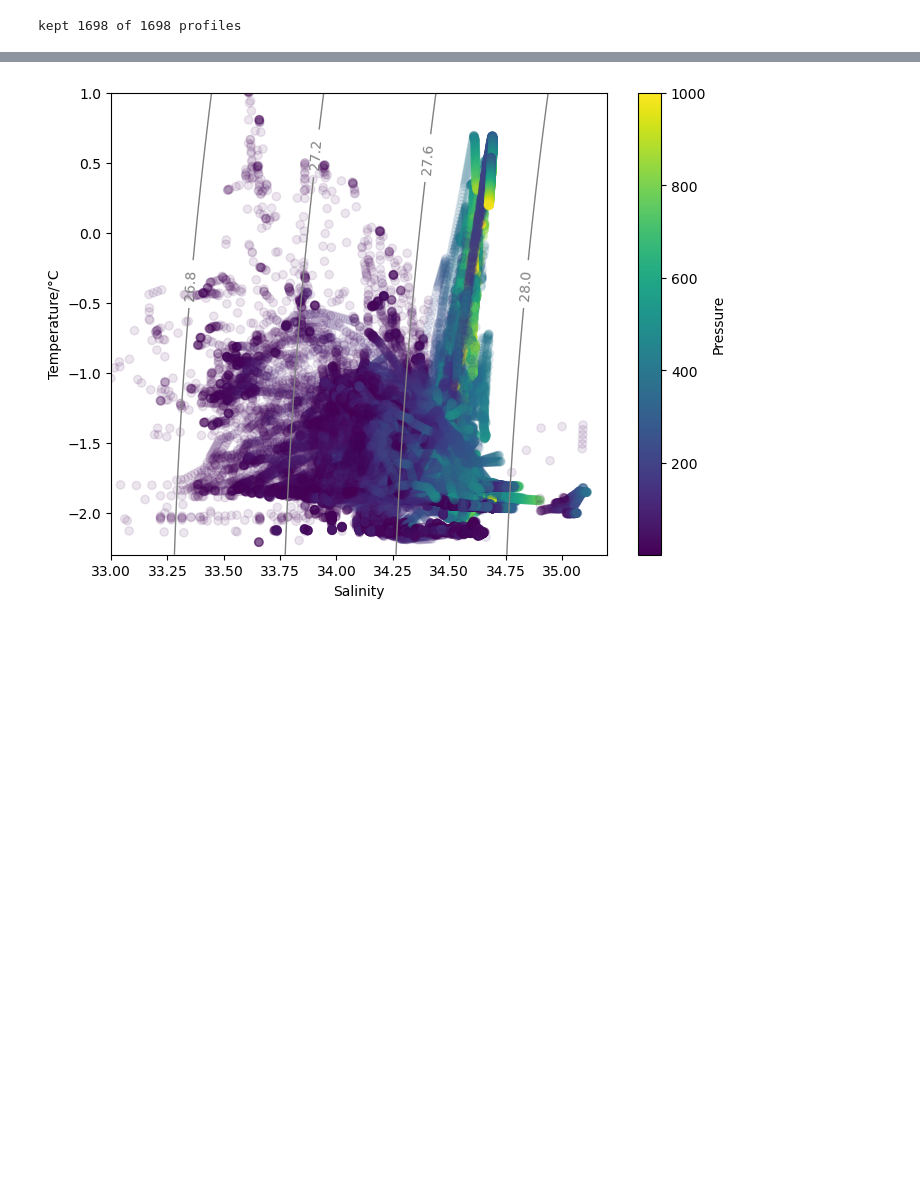
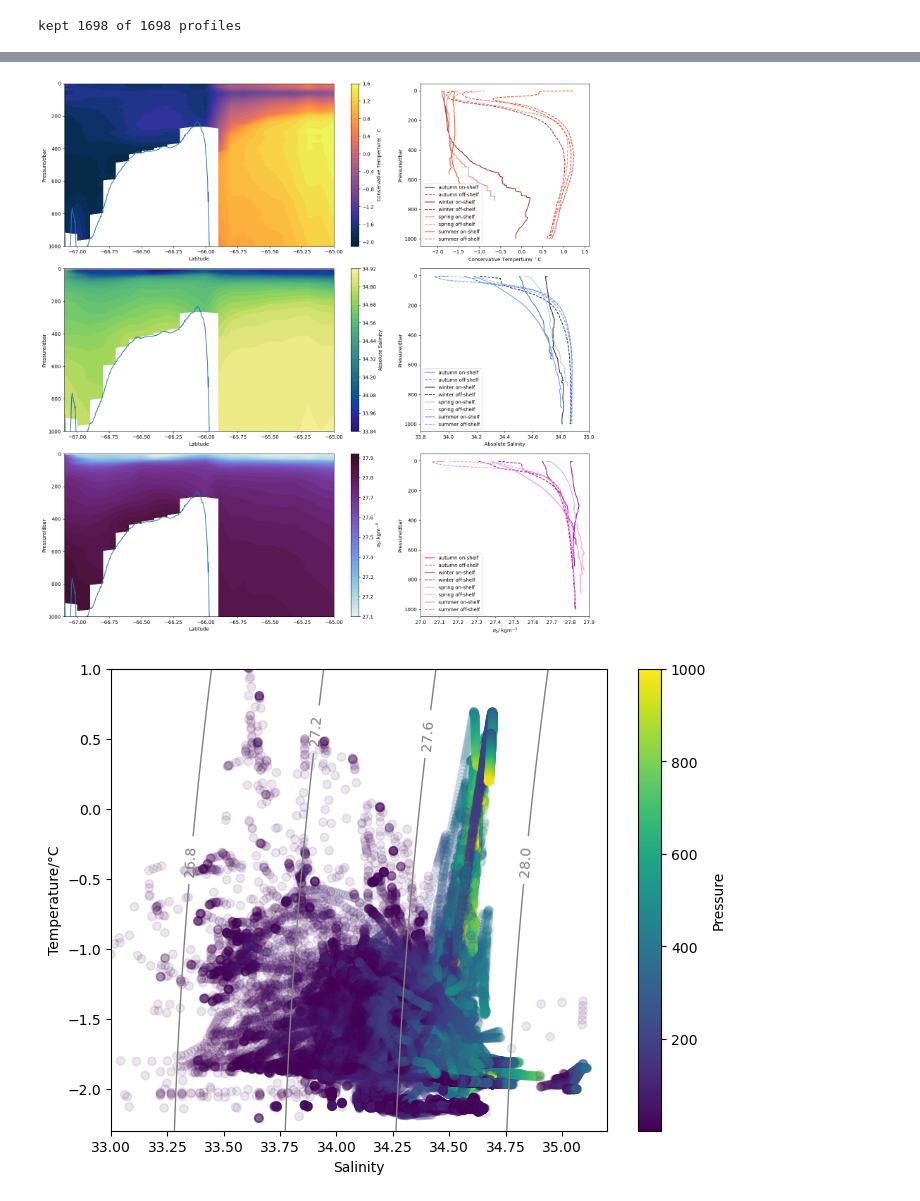
Before and after one commit to eejco/thesis_c3, a Jupyter notebook: c3_mean_hydropgraphy.ipynb, the cells around one changed output, grey strips where cells are left out. Drawn from its saved outputs; the diff is of its cells as text; code cells hidden in the pictures; blank space fills up the shorter version.

```diff
--- a/c3_mean_hydropgraphy.ipynb
+++ b/c3_mean_hydropgraphy.ipynb
@@ -61,3 +61,4 @@ dscli = xr.open_dataset(fname_zhou)
 dscli = dscli.squeeze().rename({'lat':'latitude','lon':'longitude','prs':'pressure'}) \
     .swap_dims({'NB_y':'latitude','NB_x':'longitude','NB_LEV':'pressure'})
 dscli = fns.crop_to_extent(dscli,extent)
+dscli['sigma0'] = gsw.density.sigma0(dscli.sa,dscli.ct)
@@ -148,5 +126,4 @@ def get_seasons(dspira_mertz):
     seasons['summer']=dspira_mertz.where(((dspira_mertz.month >= 1) & (dspira_mertz.month <= 3)),drop=True)
     return seasons
 
-seasons = get_seasons(ds_shelf)
-seasons_all = get_seasons(ds)
+seasons = get_seasons(ds)
@@ -153,3 +177,28 @@ seasons_all = get_seasons(ds)
+# %%
+fig, axs = plt.subplots(3,2,figsize=(16,16),width_ratios=[2,1])
+
+# 1st row: temperture
+ax=axs[0]
+lbl = r'Conservative Temperture/ $^\circ$C'
+plot_clim(ax[0],'ct',lbl,cmocean.cm.thermal)
+plot_var(ax[1],'ctemp',lbl,['indianred','firebrick','salmon','orangered'],[-2.4,1.6])
+
+# 2nd row: salinity
+ax=axs[1]
+plot_clim(ax[0],'sa','Absolute Salinity',cmocean.cm.haline)
+plot_var(ax[1],'asal','Absolute Salinity',['royalblue','midnightblue','lightsteelblue','cornflowerblue'],[33.8,35])
+
+
+#3rdr row: density
+ax=axs[2]
+lbl = r'$\sigma_0$/ kgm$^{-3}$'
+plot_clim(ax[0],'sigma0',lbl,cmocean.cm.dense)
+plot_var(ax[1],'sigma0',lbl,['mediumvioletred','darkmagenta','plum','violet'],[27,27.9])
+
+
+plt.tight_layout()
+# %% [output]
+[figure, added]
 # %%
 fig, ax = plt.subplots(1,1,figsize=(8,6))
 # shapes=['o','s','*','D']
```
Also changed, not shown: parts of 9 cells of this notebook, 11 other files.
